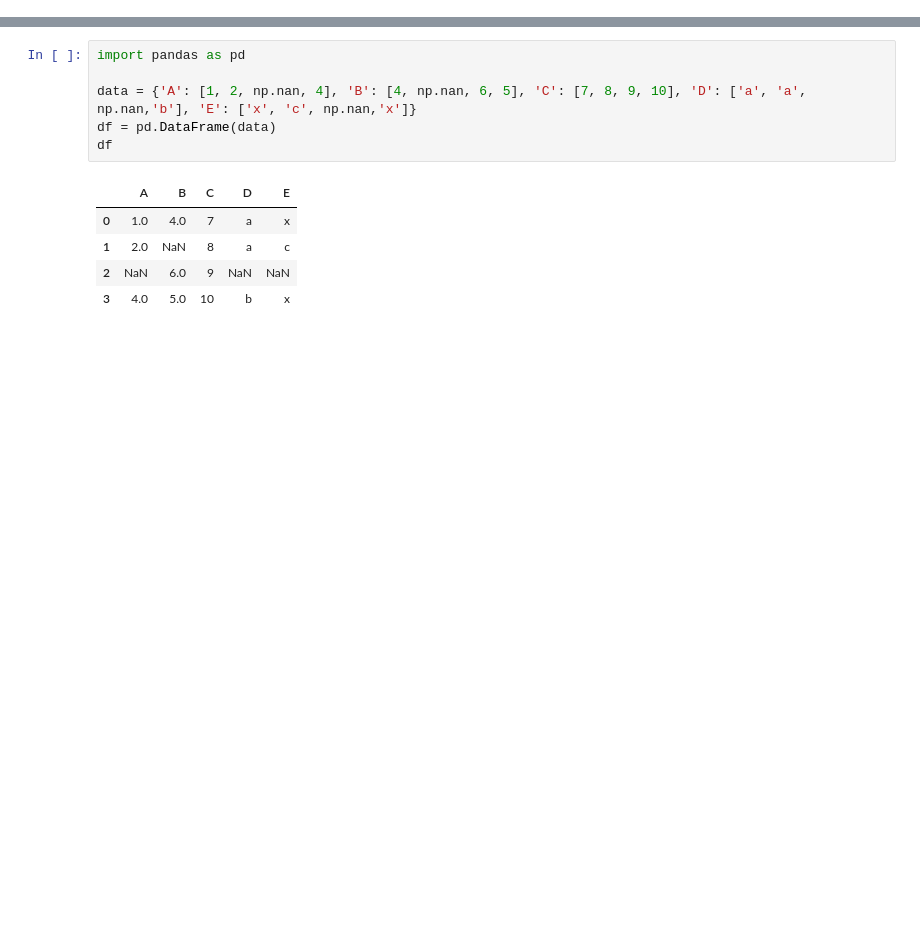
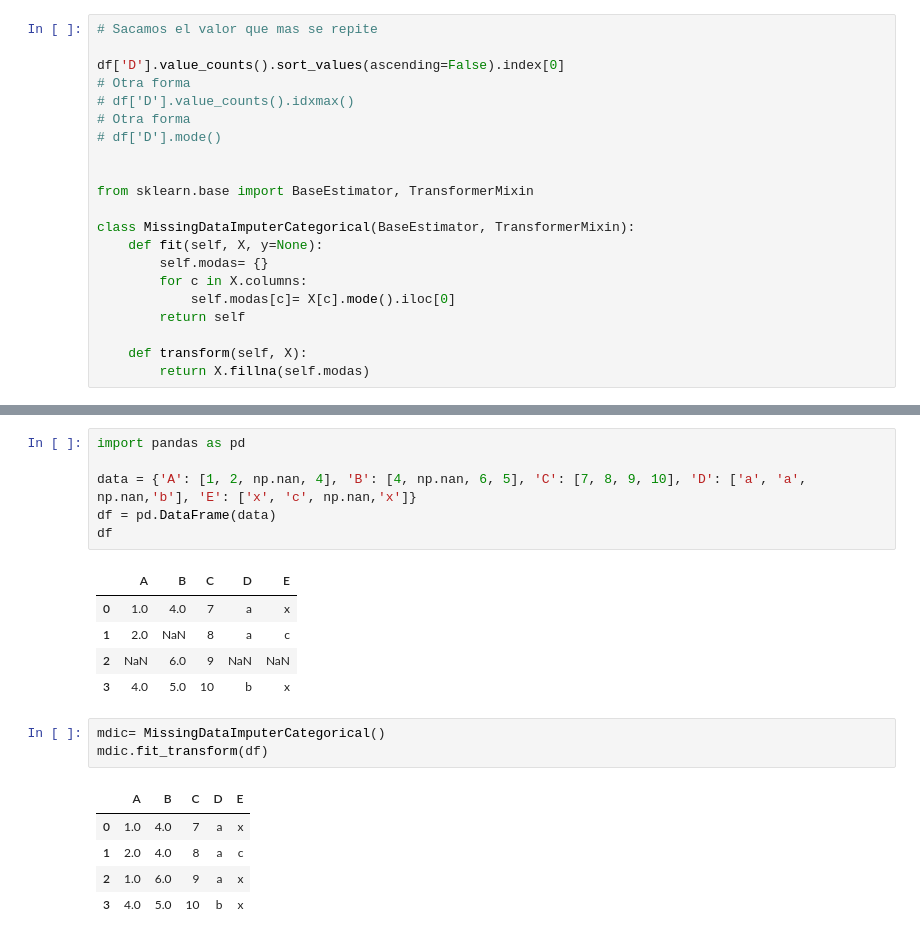
Before and after one commit to ftp-andrei/WorkSpace_VSCode_IABD, a Jupyter notebook: ProgramacionIA/Prácticas/Tema4_ManipulacionDatos/UD4.1_Pipelines_ejercicios_alumnos.ipynb, the cells around one changed output, grey strips where cells are left out. Drawn from its saved outputs; the diff is of its cells as text; blank space fills up the shorter version.

```diff
--- a/ProgramacionIA/Prácticas/Tema4_ManipulacionDatos/UD4.1_Pipelines_ejercicios_alumnos.ipynb
+++ b/ProgramacionIA/Prácticas/Tema4_ManipulacionDatos/UD4.1_Pipelines_ejercicios_alumnos.ipynb
@@ -559,6 +589,27 @@ df = pd.DataFrame(data)
 # Ejercicio 8
 
 Desarrolla un transformador llamado MissingDataImputerCategorical que sustituya los datos faltantes en las columnas categóricas por el valor que más veces aparezca.
+# %%
+# Sacamos el valor que mas se repite
+
+df['D'].value_counts().sort_values(ascending=False).index[0]
+# Otra forma
+# df['D'].value_counts().idxmax()
+# Otra forma
+# df['D'].mode()
+
+
+from sklearn.base import BaseEstimator, TransformerMixin
+
+class MissingDataImputerCategorical(BaseEstimator, TransformerMixin):
+    def fit(self, X, y=None):
+        self.modas= {}
+        for c in X.columns:
+            self.modas[c]= X[c].mode().iloc[0]
+        return self
+
+    def transform(self, X):
+        return X.fillna(self.modas)
 # %% [markdown]
 Ejecuta un ejemplo utilizando el siguiente dataset
 # %%
@@ -573,3 +624,12 @@ df
 | 1 | 2.0 | NaN | 8 | a | c |
 | 2 | NaN | 6.0 | 9 | NaN | NaN |
 | 3 | 4.0 | 5.0 | 10 | b | x |
+# %%
+mdic= MissingDataImputerCategorical()
+mdic.fit_transform(df)
+# %% [output]
+|  | A | B | C | D | E |
+| 0 | 1.0 | 4.0 | 7 | a | x |
+| 1 | 2.0 | 4.0 | 8 | a | c |
+| 2 | 1.0 | 6.0 | 9 | a | x |
+| 3 | 4.0 | 5.0 | 10 | b | x |
```
Also changed, not shown: parts of 6 cells of this notebook.
